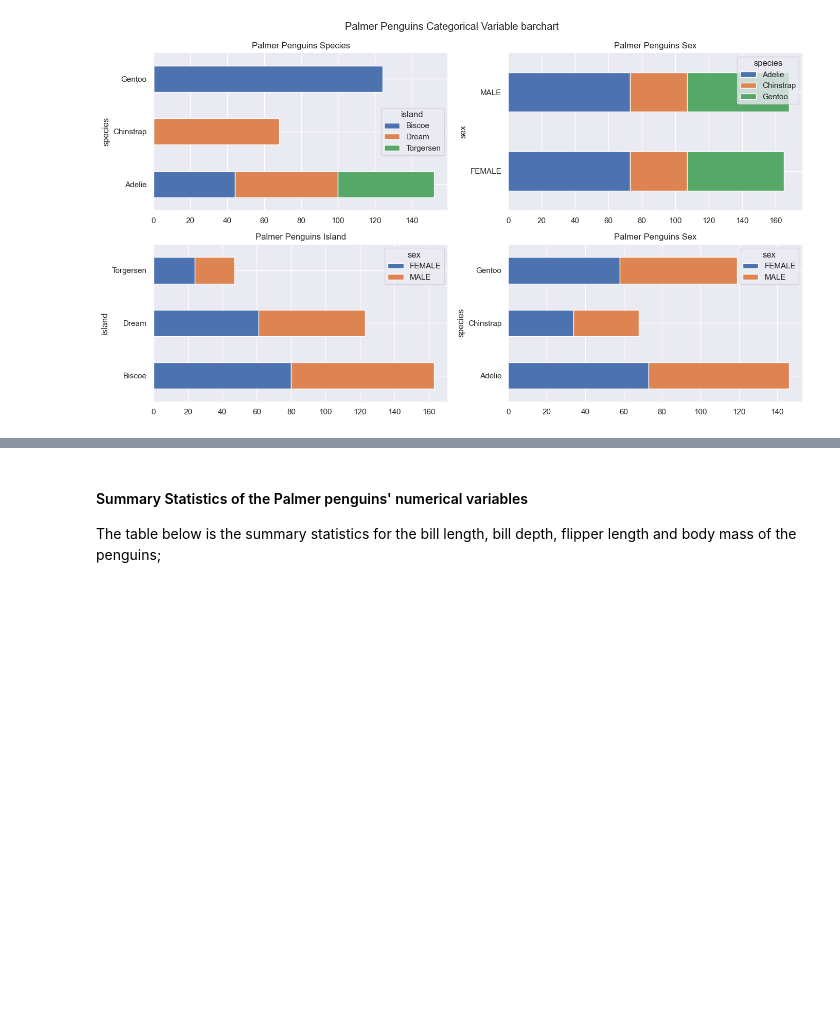
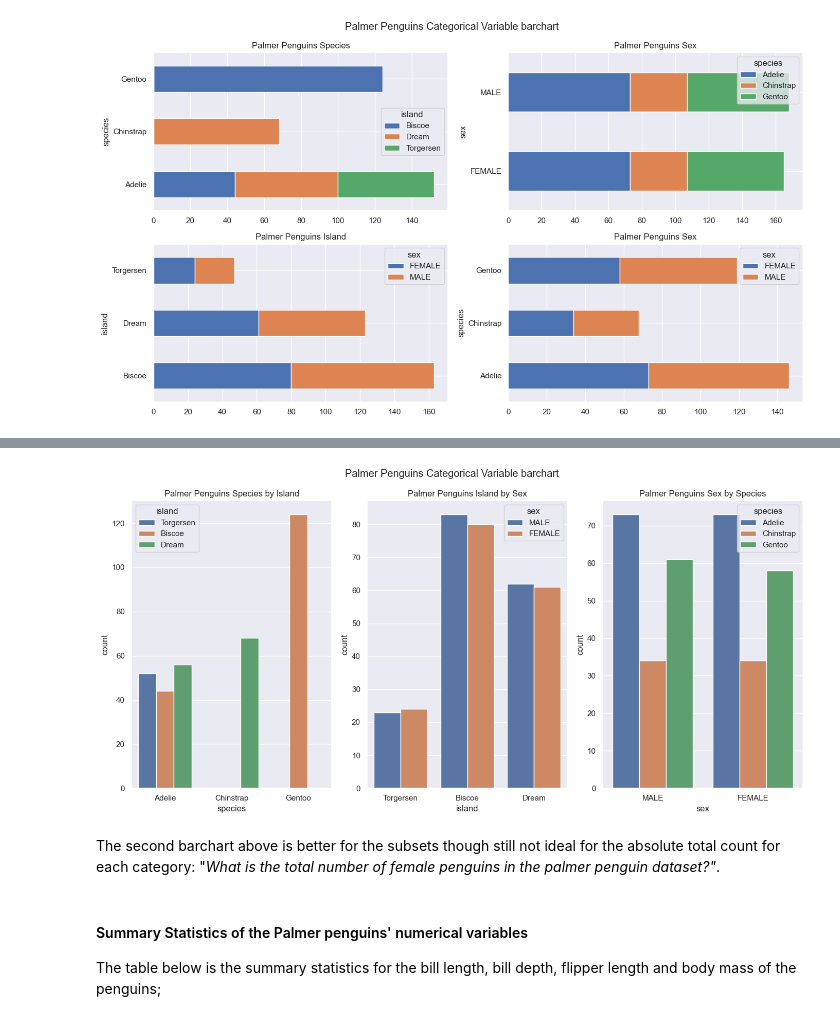
Before and after one commit to Gtalen/data-analytics, a Jupyter notebook: penguins.ipynb, the cells around one changed output, grey strips where cells are left out. Drawn from its saved outputs; the diff is of its cells as text; code cells hidden in the pictures; blank space fills up the shorter version.

```diff
--- a/penguins.ipynb
+++ b/penguins.ipynb
@@ -212,3 +260,26 @@ plt.show()
+# %%
+# Setting up the subplots
+fig, ax = plt.subplots(1, 3, figsize=(14, 7))
+fig.suptitle('Palmer Penguins Categorical Variable barchart')
+
+# Plot 1 Species countplot by Island
+sns.countplot(data=palmer_penguins, x='species', hue='island', ax=ax[0])
+ax[0].set_title('Palmer Penguins Species by Island')
+
+# Plot 2: Island countplot by Sex
+sns.countplot(data=palmer_penguins, x='island', hue='sex', ax=ax[1])
+ax[1].set_title('Palmer Penguins Island by Sex')
+
+# Plot 3: Sex countplot with hue Species
+sns.countplot(data=palmer_penguins, x='sex', hue='species', ax=ax[2])
+ax[2].set_title('Palmer Penguins Sex by Species')
+
+# Adjust layout
+plt.tight_layout()
+# %% [output]
+[figure, added]
+# %% [markdown]
+The second barchart above is better for the subsets though still not ideal for the absolute total count for each category: "*What is the total number of female penguins in the palmer penguin dataset?"*.
 # %% [markdown]
 #### Summary Statistics of the Palmer penguins' numerical variables
 The table below is the summary statistics for the bill length, bill depth, flipper length and body mass of the penguins;
```
Also changed, not shown: parts of 34 cells of this notebook, 1 other file.
